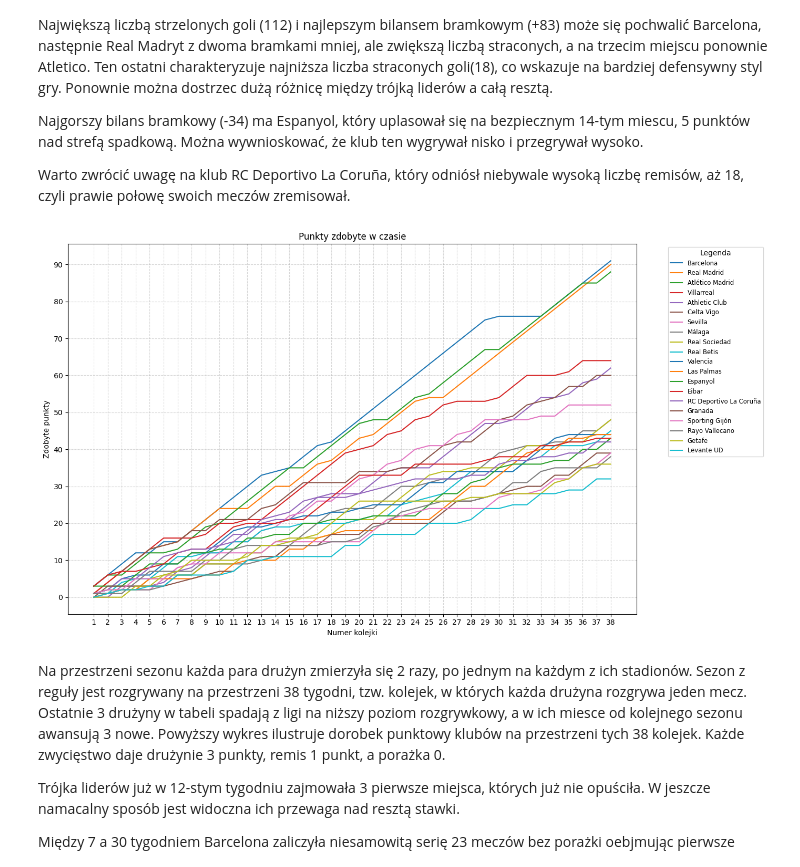
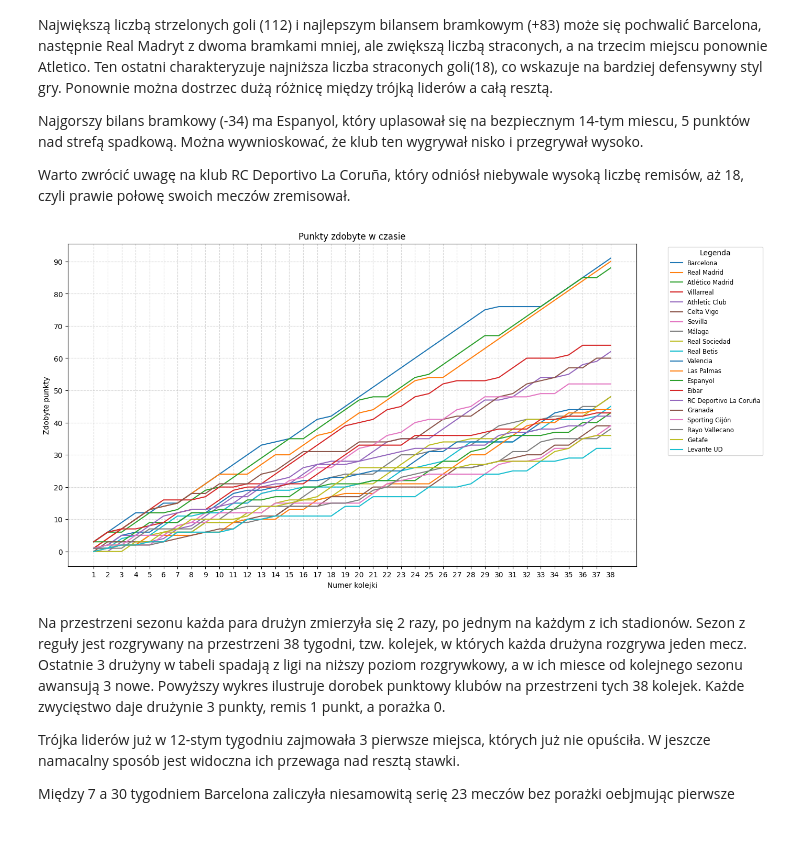
Before and after one commit to lodusm/Projekt_2025_pilka_nozna, a Jupyter notebook: 01_analiza_sezonu.ipynb, the cells around one changed output. Saved outputs shown, nothing was run; the diff lists cells and outputs as text; code cells hidden in the pictures; blank space fills up the shorter version.

```diff
--- a/01_analiza_sezonu.ipynb
+++ b/01_analiza_sezonu.ipynb
@@ -175,35 +267,34 @@ results = pd.concat([home, away], ignore_index=True)
 
 results['points'] = results.apply(
     lambda row: 3 if row['goals_for'] > row['goals_against'] else 1 if row['goals_for'] == row['goals_against'] else 0,
     axis=1
 ) #przypisanie punktów za każdy mecz
 
 weekly_points = results.sort_values(by=['team', 'match_week'])
 
 # Całkowite zdobyte punkty po danej kolejce
 weekly_points['cumulative_points'] = weekly_points.groupby('team')['points'].cumsum()
 
 # Ostateczna tabela (do legendy)
 final_points = weekly_points[weekly_points['match_week'] == weekly_points['match_week'].max()]
 ordered_teams = final_points.sort_values(by='cumulative_points', ascending=False)['team']
 
 
 plt.figure(figsize=(14, 8))
 for team in ordered_teams:
     team_data = weekly_points[weekly_points['team'] == team]
     plt.plot(team_data['match_week'], team_data['cumulative_points'], label=team)
 
 plt.title("Punkty zdobyte w czasie")
 plt.xlabel("Numer kolejki")
 plt.ylabel("Zdobyte punkty")
 plt.xticks(range(1, 39))
 plt.yticks(range(0,100,10))
 plt.grid(True, linestyle='--', alpha=0.5)
 plt.legend(title='Legenda', bbox_to_anchor=(1.05, 1), loc='upper left', fontsize='small')
-plt.tight_layout()
 plt.show()
 # %% [output]
-[figure, old version]
+[figure, new version]
 # %% [markdown]
 Na przestrzeni sezonu każda para drużyn zmierzyła się 2 razy, po jednym na każdym z ich stadionów. Sezon z reguły jest rozgrywany na przestrzeni 38 tygodni, tzw. kolejek, w których każda drużyna rozgrywa jeden mecz. Ostatnie 3 drużyny w tabeli spadają z ligi na niższy poziom rozgrywkowy, a w ich miesce od kolejnego sezonu awansują 3 nowe. Powyższy wykres ilustruje dorobek punktowy klubów na przestrzeni tych 38 kolejek. Każde zwycięstwo daje drużynie 3 punkty, remis 1 punkt, a porażka 0.
 
```
Also changed, not shown: parts of 13 cells of this notebook, 2 other files.
